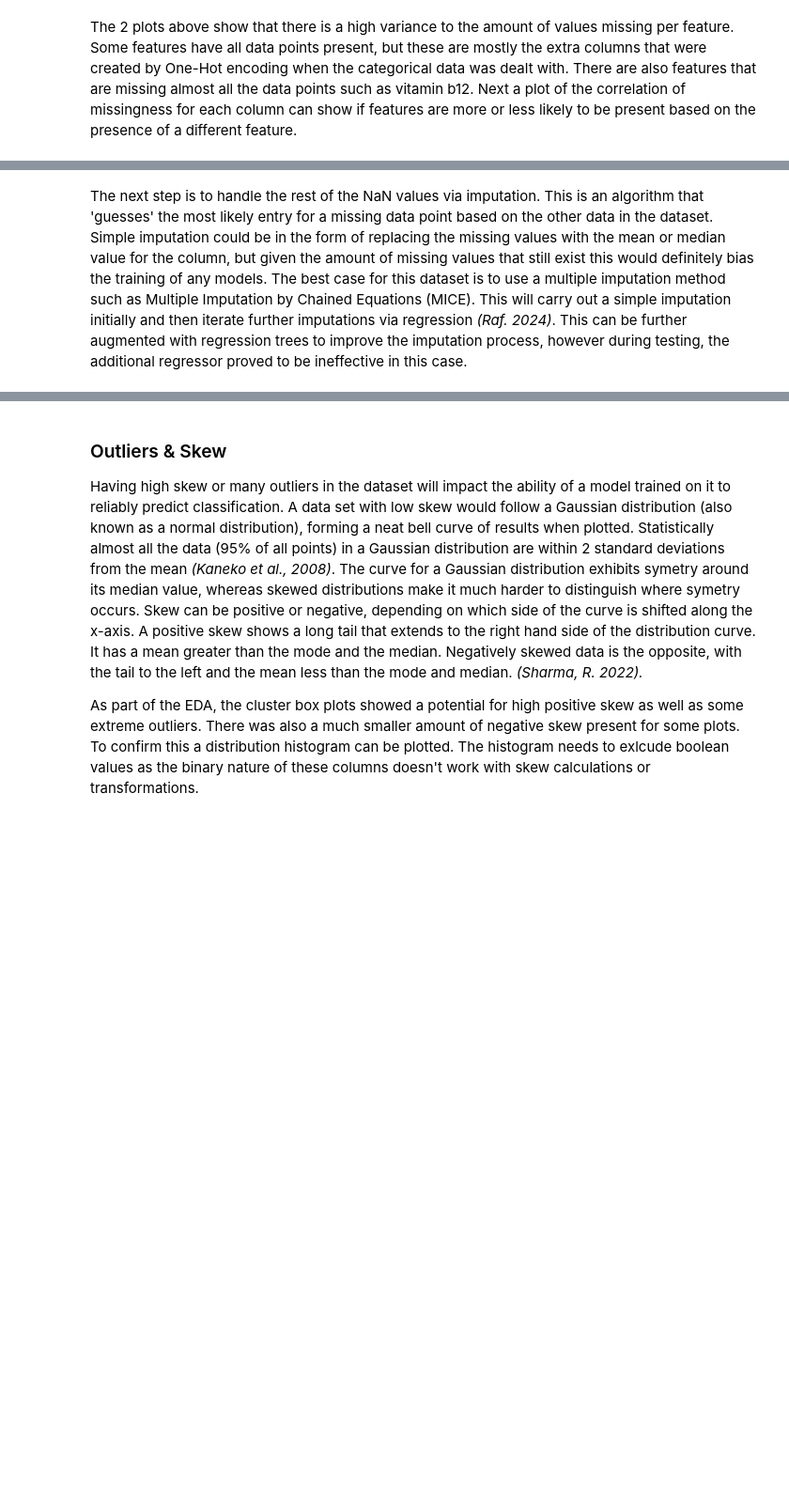
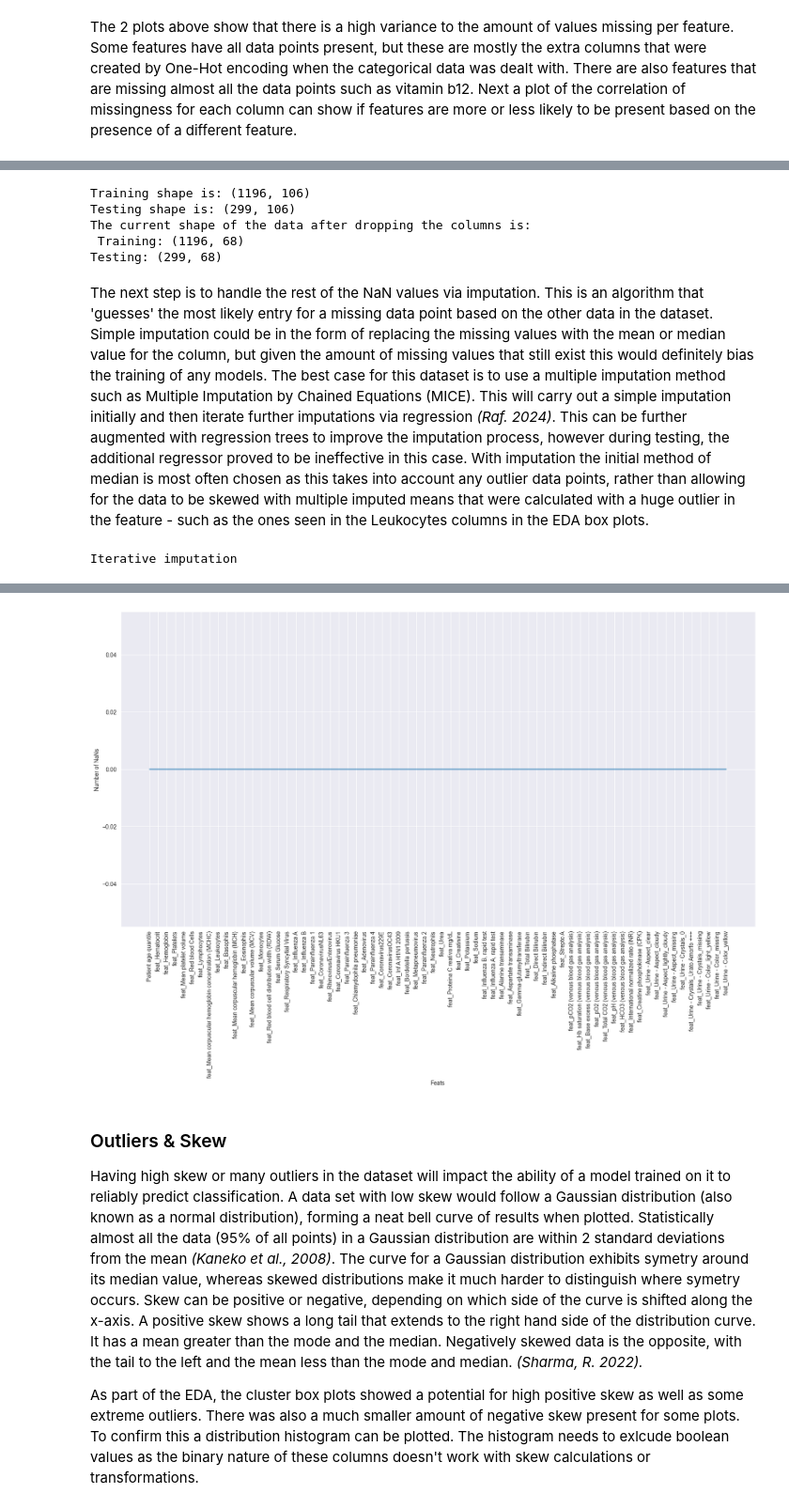
Before and after one commit to TheCherubQueen/DC3DMN, a Jupyter notebook: cw/DC3DMN_Report.ipynb, the cells around one changed output, grey strips where cells are left out. Shown at 94% size. Drawn from its saved outputs; the diff is of its cells as text; code cells hidden in the pictures; blank space fills up the shorter version.

Commit message:
started tweaking report, moving in methods from param tuner to main report

```diff
--- a/cw/DC3DMN_Report.ipynb
+++ b/cw/DC3DMN_Report.ipynb
@@ -324,35 +532,62 @@ Firstly as identified in the EDA there is an issue of missing data points that a
 # %%
 # Check shapes pre drop:
 print(f'Training shape is: {df_predictor_train.shape}\nTesting shape is: {df_predictor_test.shape}')
-#Drop all columns missing over 95% data points.
-df_predictor_train.dropna(axis = 1, inplace=True, thresh = int(0.05 * len(df_predictor_train)))
-#define variable and function for pipelines
-nan_cols_to_keep = df_predictor_train.columns
-def nan_threshold_drop (df):
-    df.drop(inplace = True, columns = df.columns.difference(nan_cols_to_keep))
-    return df
-# mirror the drop in the testing set
-df_predictor_test = nan_threshold_drop(df_predictor_test)
+
+def missingness_thresholder(df_train,df_test, threshold):
+    df_train.dropna(axis = 1, inplace=True, thresh = int(threshold * len(df_train)))
+    keep_cols = df_train.columns
+    df_test.drop(inplace = True, columns = df_test.columns.difference(keep_cols))
+    return df_train, df_test
+
+df_predictor_train, df_predictor_test = missingness_thresholder(df_predictor_train, df_predictor_test, 0.05)
 #check how many columns are left post drop
 print(f'The current shape of the data after dropping the columns is: \n Training: {df_predictor_train.shape}\nTesting: {df_predictor_test.shape}')
+# %% [output]
+Training shape is: (1196, 106)
+Testing shape is: (299, 106)
+The current shape of the data after dropping the columns is:
+ Training: (1196, 68)
+Testing: (299, 68)
 # %% [markdown]
-The next step is to handle the rest of the NaN values via imputation. This is an algorithm that 'guesses' the most likely entry for a missing data point based on the other data in the dataset. Simple imputation could be in the form of replacing the missing values with the mean or median value for the column, but given the amount of missing values that still exist this would definitely bias the training of any models. The best case for this dataset is to use a multiple imputation method such as Multiple Imputation by Chained Equations (MICE). This will carry out a simple imputation initially and then iterate further imputations via regression *(Raf. 2024)*. This can be further augmented with regression trees to improve the imputation process, however during testing, the additional regressor proved to be ineffective in this case.
+The next step is to handle the rest of the NaN values via imputation. This is an algorithm that 'guesses' the most likely entry for a missing data point based on the other data in the dataset. Simple imputation could be in the form of replacing the missing values with the mean or median value for the column, but given the amount of missing values that still exist this would definitely bias the training of any models. The best case for this dataset is to use a multiple imputation method such as Multiple Imputation by Chained Equations (MICE). This will carry out a simple imputation initially and then iterate further imputations via regression *(Raf. 2024)*. This can be further augmented with regression trees to improve the imputation process, however during testing, the additional regressor proved to be ineffective in this case. With imputation the initial method of median is most often chosen as this takes into account any outlier data points, rather than allowing for the data to be skewed with multiple imputed means that were calculated with a huge outlier in the feature - such as the ones seen in the Leukocytes columns in the EDA box plots.
 # %%
-boolean_cols = df_predictor_train.select_dtypes(include = 'boolean').columns
-imputer = IterativeImputer(
-    max_iter = 50,
-    initial_strategy = 'median'
-)
-imputer.set_output(transform = "pandas")
-df_predictor_train = imputer.fit_transform(df_predictor_train)
-#use the fitted imputer on the testing set
-df_predictor_test = imputer.transform(df_predictor_test)
+# Imputer function that allows for multiple imputing types to enable faster testing
+def missingness_imputer(df_train,df_test, imputer_type = None, imputer_strategy = None):
+    boolean_cols = df_train.select_dtypes(include = 'boolean').columns
+    if imputer_type == 'iterative':
+        print('Iterative imputation')
+        imputer = IterativeImputer(max_iter = 50, random_state = 1, initial_strategy = imputer_strategy)
+        imputer.set_output(transform = "pandas")
+        imputer.fit(df_train)
+        df_train_imputed = imputer.transform(df_train)
+        df_test_imputed = imputer.transform(df_test)
+    elif imputer_type == 'simple':
+        print('Simple imputation')
+        imputer = SimpleImputer(strategy = imputer_strategy)
+        imputer.set_output(transform = "pandas")
+        imputer.fit(df_train)
+        df_train_imputed = imputer.transform(df_train)
+        df_test_imputed = imputer.transform(df_test)
+    else:
+        print('Unknown imputation strategy, default to fillNa 0')
+        df_train = df_train.astype('float64')
+        df_test = df_test.astype('float64')
+        df_train.fillna(value = 0, inplace = True)
+        df_test.fillna(value = 0, inplace = True)
+        return df_train, df_test
+    df_train_imputed[boolean_cols] = df_train_imputed[boolean_cols].astype(bool)
+    df_test_imputed[boolean_cols] = df_test_imputed[boolean_cols].astype(bool)
+    return df_train_imputed, df_test_imputed
 
-#define function for pipelines
-def boolean_recast (df):
-    df[boolean_cols] = df[boolean_cols].astype(bool)
-    return df
+df_predictor_train, df_predictor_test = missingness_imputer(df_predictor_train, df_predictor_test, imputer_type = 'iterative', imputer_strategy = 'median')
 
-#apply recast
-boolean_recast(df_predictor_train)
-boolean_recast(df_predictor_test)
+#confirm no missing values
+missing_per_column = df_predictor_train.isnull().sum(axis=0)
+plt.figure(figsize = (20, 10))
+plt.grid(True)
+plt.plot(missing_per_column)
+plt.xlabel('Feats')
+plt.ylabel('Number of NaNs')
+plt.xticks(rotation = 90)
+# %% [output]
+Iterative imputation
@@ -359,3 +611,4 @@ boolean_recast(df_predictor_test)
+[figure, added]
 # %% [markdown]
 ### Outliers & Skew
 Having high skew or many outliers in the dataset will impact the ability of a model trained on it to reliably predict classification. A data set with low skew would follow a Gaussian distribution (also known as a normal distribution), forming a neat bell curve of results when plotted. Statistically almost all the data (95% of all points) in a Gaussian distribution are within 2 standard deviations from the mean *(Kaneko et al., 2008)*. The curve for a Gaussian distribution exhibits symetry around its median value, whereas skewed distributions make it much harder to distinguish where symetry occurs. Skew can be positive or negative, depending on which side of the curve is shifted along the x-axis. A positive skew shows a long tail that extends to the right hand side of the distribution curve. It has a mean greater than the mode and the median. Negatively skewed data is the opposite, with the tail to the left and the mean less than the mode and median. *(Sharma, R. 2022).*
```
Also changed, not shown: parts of 45 cells of this notebook, 1 other file.
